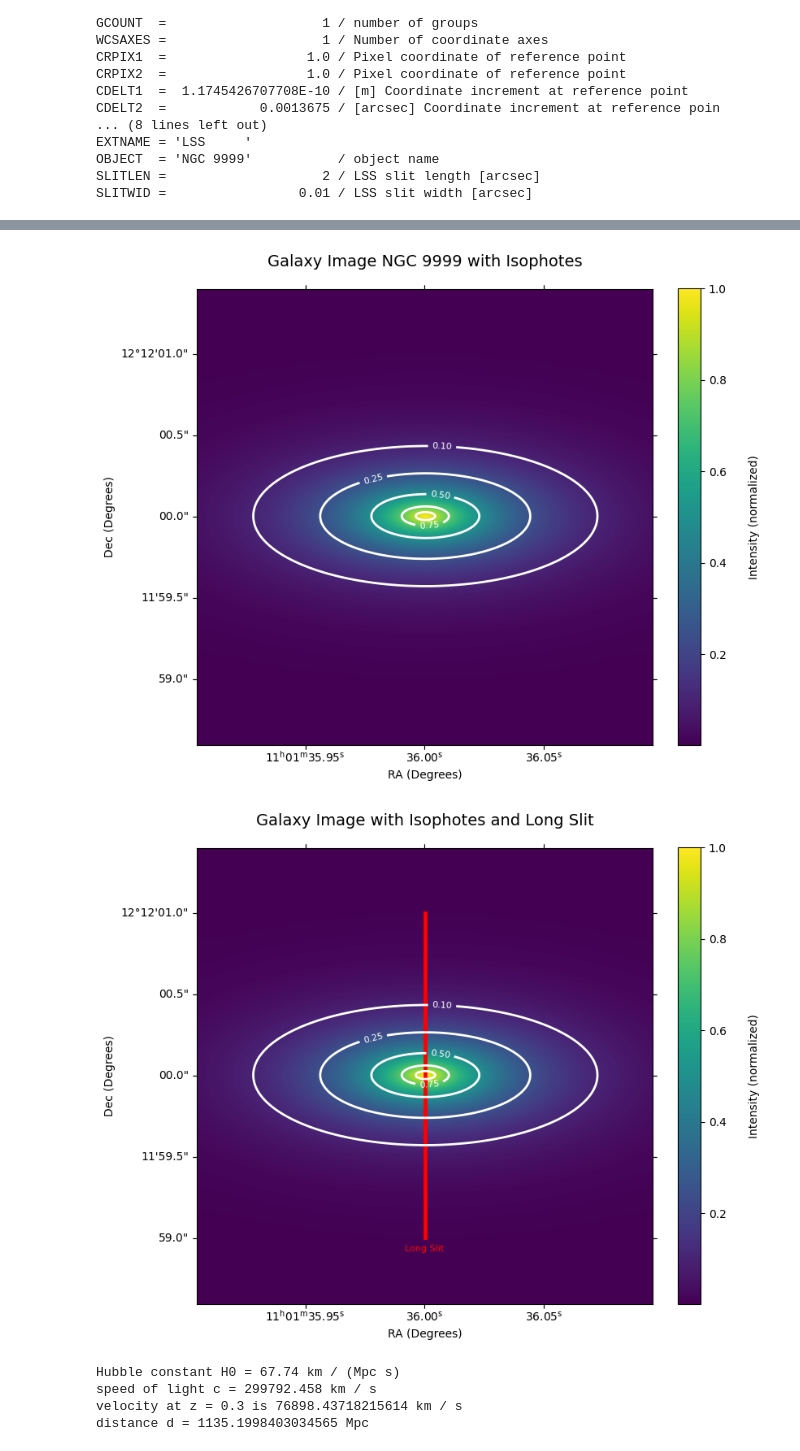
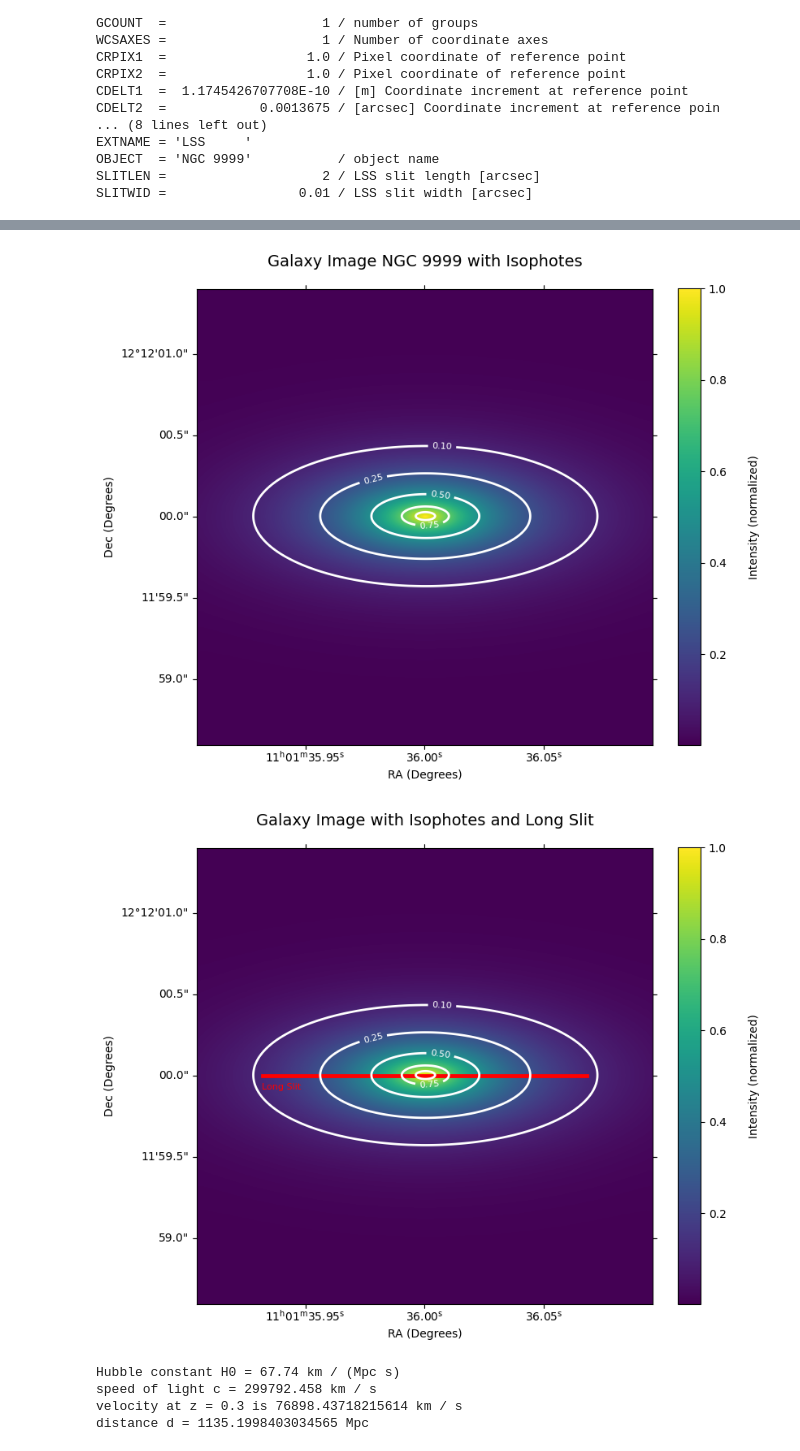
Before and after one commit to B0whunt3r21/AstroPrak, a Jupyter notebook: Galax_Spect/Galax_Spect.ipynb, the cells around one changed output, grey strips where cells are left out. Cells and saved outputs as stored; diff of their text form; code cells hidden in the pictures.

```diff
--- a/Galax_Spect/Galax_Spect.ipynb
+++ b/Galax_Spect/Galax_Spect.ipynb
@@ -130,10 +120,10 @@ SLITWID = headerLSS["SLITWID"] / 3600
 slit_length_pixels = SLITLEN / wcsIMG.wcs.cdelt[0]
 slit_width_pixels = SLITWID / wcsIMG.wcs.cdelt[1]
 
-slit_x_Start = slit_x_center - slit_width_pixels / 2
-slit_y_Start = slit_y_center - slit_length_pixels / 2
+slit_x_Start = slit_x_center - slit_length_pixels / 2
+slit_y_Start = slit_y_center - slit_width_pixels / 2
 
-slit_rect = Rectangle((slit_x_Start, slit_y_Start), slit_width_pixels, slit_length_pixels,
+slit_rect = Rectangle((slit_x_Start, slit_y_Start), slit_length_pixels, slit_width_pixels,
                       edgecolor='red', facecolor='none', lw=2, label='Long Slit')
 
 fig = plt.figure(figsize=(8, 8))
@@ -144,35 +134,35 @@ caxIMG = ax.imshow(IMG_normalized, cmap='viridis', origin='lower', interpolation
 cbarIMG = plt.colorbar(caxIMG, ax=ax, label='Intensity (normalized)', fraction=0.0453)
 
 cbarIMG.set_label('Intensity (normalized)', labelpad=20)
 
 levelsIMG = [0.1, 0.25, 0.5, 0.75, 0.9]
 contoursIMG = ax.contour(IMG_normalized, levels=levelsIMG, colors='white', linewidths=2)
 
 ax.clabel(contoursIMG, inline=True, fontsize=8)
 
 ax.add_patch(slit_rect)
 
 label = 'Long Slit'
 ax.text(
-    slit_x_Start,
+    slit_x_Start + slit_width_pixels * 12,
     slit_y_Start - slit_width_pixels * 4,
     label,
     color='red',
     fontsize=8,
     ha='center',
     va='top'
 )
 
 ax.set_xlabel('RA (Degrees)')
 ax.set_ylabel('Dec (Degrees)')
 
 ax.set_title('Galaxy Image with Isophotes and Long Slit', fontsize=14, pad=20)
 
 plt.show()
 # %% [output]
 [figure]
 [figure]
-[figure, old version]
+[figure, new version]
 # %%
 # define physical absolute axis
 xIMG = headerIMG["CRVAL1"] + (np.arange(headerIMG["NAXIS1"]) - (headerIMG["CRPIX1"] - 1)) * headerIMG["CDELT1"]
```
Also changed, not shown: parts of 3 cells of this notebook.
